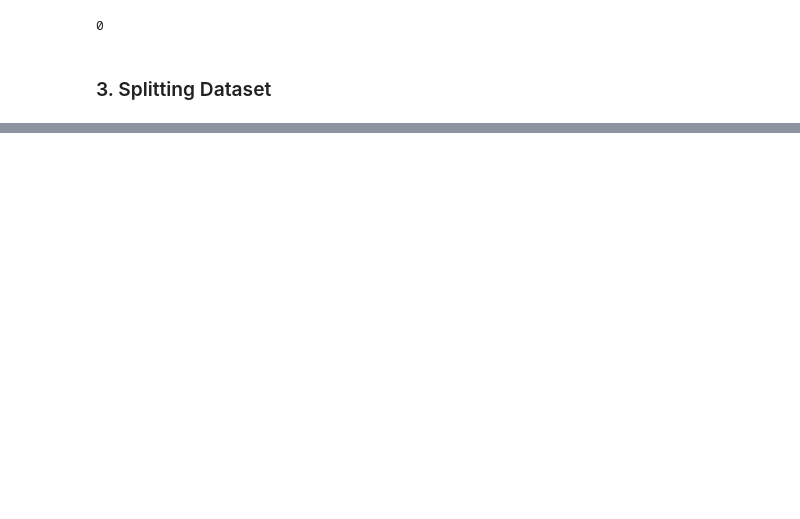
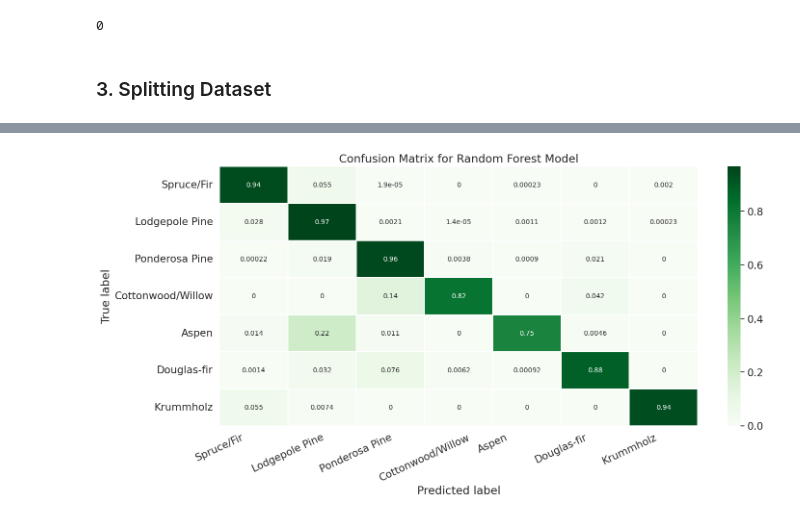
Before and after one commit to fenilenvinileno97/decision_trees, a Jupyter notebook: 4-final_project.ipynb, the cells around one changed output, grey strips where cells are left out. Saved outputs shown, nothing was run; the diff lists cells and outputs as text; code cells hidden in the pictures; blank space fills up the shorter version.

```diff
--- a/4-final_project.ipynb
+++ b/4-final_project.ipynb
@@ -125,0 +180,4 @@ df.isna().sum().sum()
+# %%
+# View confusion matrix for test data and predictions
+cm = confusion_matrix(y_test, y_pred_test)
+print(cm)
@@ -125,0 +192,2 @@ df.isna().sum().sum()
+# %%
+cm = cm.astype("float") / cm.sum(axis=1)[:, None]
@@ -125,0 +200,16 @@ df.isna().sum().sum()
+# %%
+class_names = ['Spruce/Fir', 'Lodgepole Pine', 'Ponderosa Pine', 'Cottonwood/Willow', 'Aspen', 'Douglas-fir', 'Krummholz']
+# %%
+plt.figure(figsize=(16,7))
+sns.set_theme(font_scale=1.4)
+sns.heatmap(cm, annot=True, annot_kws={"size":10}, cmap=plt.cm.Greens, linewidths=0.2)
+tick_marks = np.arange(len(class_names))
+tick_marks2 = tick_marks + 0.5
+plt.xticks(tick_marks, class_names, rotation=25)
+plt.yticks(tick_marks2, class_names, rotation=0)
+plt.xlabel('Predicted label')
+plt.ylabel('True label')
+plt.title("Confusion Matrix for Random Forest Model")
+plt.show()
+# %% [output]
+[figure, added]
```
Also changed, not shown: parts of 28 cells of this notebook, 1 other file.
